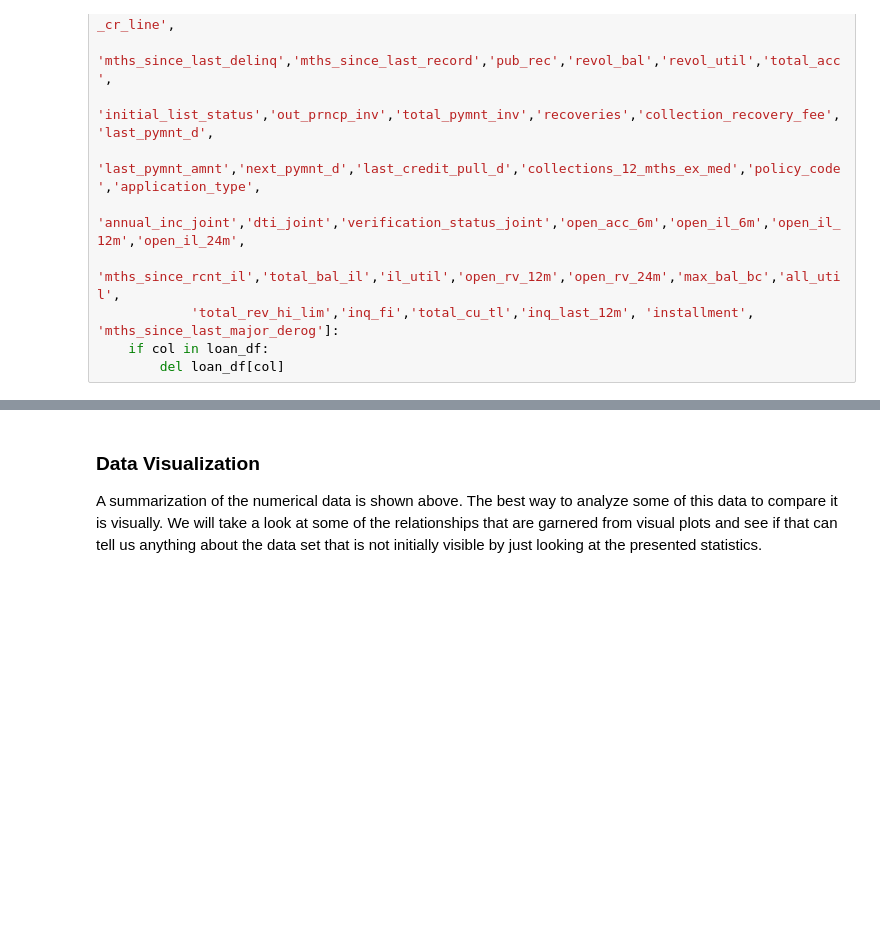
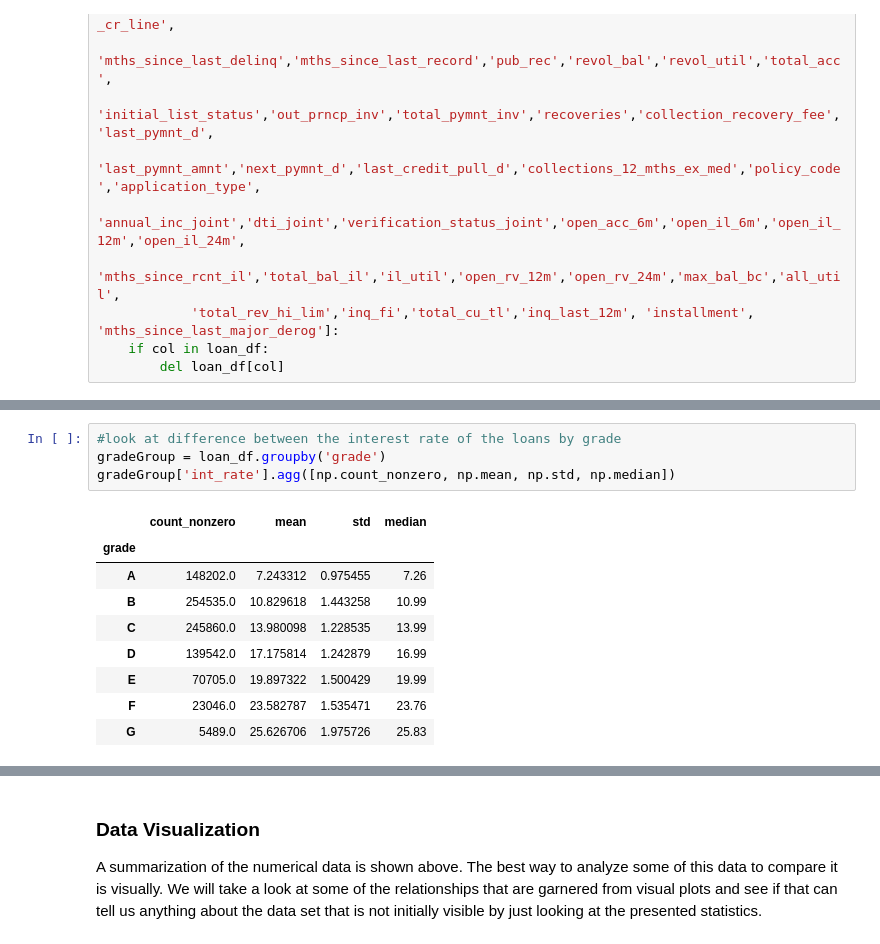
Before and after one commit to mridulja/MSDS7331_Project1, a Jupyter notebook: Data AnalysisV2.ipynb, the cells around one changed output, grey strips where cells are left out. Cells and saved outputs as stored; diff of their text form; blank space fills up the shorter version.

```diff
--- a/Data AnalysisV2.ipynb
+++ b/Data AnalysisV2.ipynb
@@ -273,0 +192,14 @@ loan_df.describe()
+# %%
+#look at difference between the interest rate of the loans by grade
+gradeGroup = loan_df.groupby('grade')
+gradeGroup['int_rate'].agg([np.count_nonzero, np.mean, np.std, np.median])
+# %% [output]
+|  | count_nonzero | mean | std | median |
+| grade |  |  |  |  |
+| A | 148202.0 | 7.243312 | 0.975455 | 7.26 |
+| B | 254535.0 | 10.829618 | 1.443258 | 10.99 |
+| C | 245860.0 | 13.980098 | 1.228535 | 13.99 |
+| D | 139542.0 | 17.175814 | 1.242879 | 16.99 |
+| E | 70705.0 | 19.897322 | 1.500429 | 19.99 |
+| F | 23046.0 | 23.582787 | 1.535471 | 23.76 |
+| G | 5489.0 | 25.626706 | 1.975726 | 25.83 |
```
Also changed, not shown: parts of 25 cells of this notebook.
